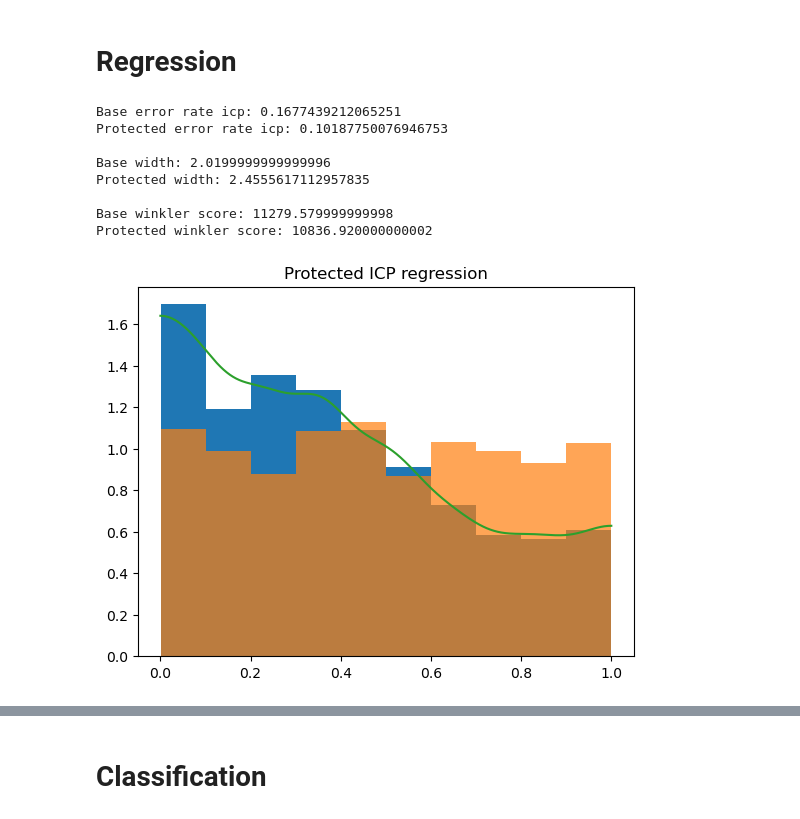
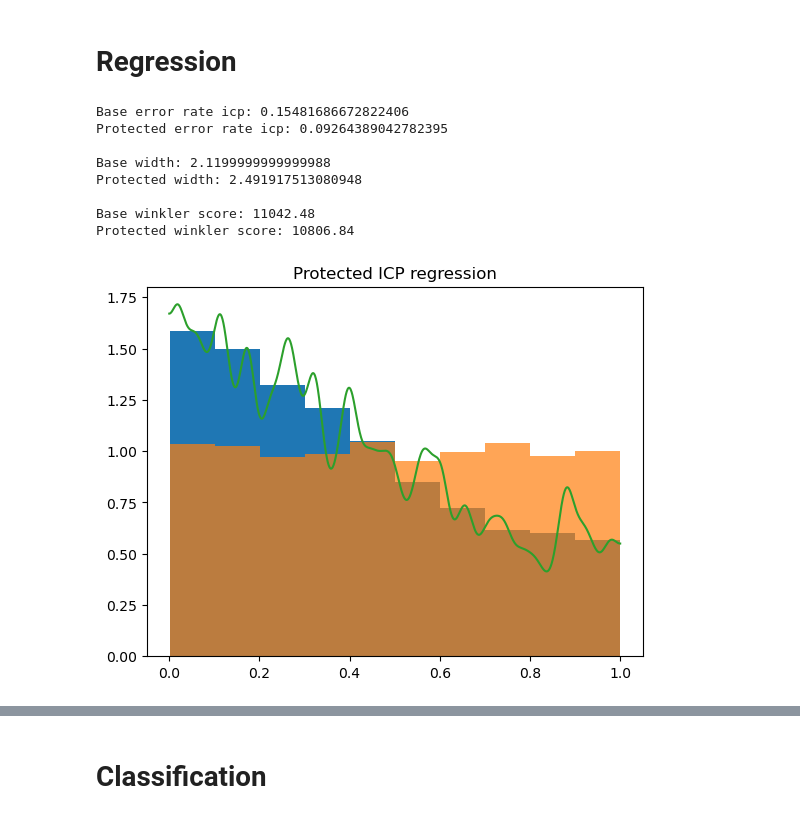
Before and after one commit to egonmedhatten/online-cp, a Jupyter notebook: work_in_progress/ICP_protection.ipynb, the cells around one changed output, grey strips where cells are left out. Drawn from its saved outputs; the diff is of its cells as text; code cells hidden in the pictures.

Commit message:
Towards protected CP

```diff
--- a/work_in_progress/ICP_protection.ipynb
+++ b/work_in_progress/ICP_protection.ipynb
@@ -1,6 +1,13 @@
 # %% [markdown]
 Maybe this does not work. We probably have to protect online. This is no major drawback, since e.g. ACI works the same way.
 # %%
+import os
+n_cores = 40
+os.environ["OMP_NUM_THREADS"] = str(n_cores)
+os.environ["MKL_NUM_THREADS"] = str(n_cores)
+os.environ["OPENBLAS_NUM_THREADS"] = str(n_cores)
+os.environ["NUMEXPR_NUM_THREADS"] = str(n_cores)
+
 import numpy as np
 rnd_gen = np.random.default_rng(2024)
 import matplotlib.pyplot as plt
@@ -14,7 +21,10 @@ def quantile(p, cdf_func):
 # Invert CDF using root-finding (find x such that cdf(x) = p)
     return brentq(lambda x: cdf_func(x) - p, 0, 1)
 
-rnd_gen = np.random.default_rng(2024)
+rnd_gen = np.random.default_rng(2025)
+
+from sklearn.ensemble import RandomForestRegressor, RandomForestClassifier
+from crepes import WrapRegressor, WrapClassifier
 # %%
 change_point = False
 
@@ -48,9 +58,6 @@ epsilon = 0.1
 # %% [markdown]
 # Regression
 # %%
-from sklearn.ensemble import RandomForestRegressor
-from crepes import WrapRegressor
-
 def winkler(intervals, true_values, alpha):
     # Define intervals and true values
     L = intervals[:, 0]  # Lower bounds
@@ -74,15 +81,13 @@ def winkler(intervals, true_values, alpha):
     )
     return winkler_score
 
-rf = RandomForestRegressor(random_state=2024)
+X_prop_train, X_cal, y_prop_train, y_cal = train_test_split(X_train, y_train, test_size=cal_size, random_state=2024)
+
+rf = RandomForestRegressor(random_state=2025)
 icp = WrapRegressor(rf)
-
-X_prop_train, X_cal, y_prop_train, y_cal = train_test_split(X_train, y_train, test_size=cal_size, random_state=2024)
 
 icp.fit(X_prop_train, y_prop_train)
 icp.calibrate(X_cal, y_cal, seed=2024)
-
-rnd_gen = np.random.default_rng(2024)
 
 Alpha = icp.cr.alphas
 
@@ -111,37 +116,37 @@ for i, (x, y) in tqdm(enumerate(zip(X_test, y_test)), total=y_test.shape[0], des
     epsilon_hat = brentq(func, 0, 1)
     protected_pred[i, :] = icp.predict_int(np.atleast_2d(x), confidence=1-epsilon_hat)
     protected_epsilons[i] = epsilon_hat
     martingale.update_martingale_value(p)
 
 protected_p_values = martingale.B_n(p_values)
 plt.hist(p_values, density=True)
 plt.hist(protected_p_values, density=True, alpha=0.7)
 plt.plot(
     np.linspace(0, 1, 1000),
     martingale.b_n(np.linspace(0, 1, 1000)),
     label='Final protection function'
 )
 plt.title('Protected ICP regression')
 
 print(f"Base error rate icp: {((base_pred[:,0] > y_test).astype(int) + (base_pred[:,1] < y_test).astype(int)).mean()}")
 print(f"Protected error rate icp: {((protected_pred[:,0] > y_test).astype(int) + (protected_pred[:,1] < y_test).astype(int)).mean()}")
 
 print()
 
 print(f'Base width: {(base_pred[:,1] - base_pred[:,0]).mean()}')
 print(f'Protected width: {(protected_pred[:,1] - protected_pred[:,0]).mean()}')
 
 print()
 
 print(f'Base winkler score: {winkler(base_pred, y_test, epsilon).sum()}')
 print(f'Protected winkler score: {winkler(protected_pred, y_test, epsilon).sum()}')
 # %% [output]
-Base error rate icp: 0.1677439212065251
-Protected error rate icp: 0.10187750076946753
+Base error rate icp: 0.15481686672822406
+Protected error rate icp: 0.09264389042782395
 
-Base width: 2.0199999999999996
-Protected width: 2.4555617112957835
+Base width: 2.1199999999999988
+Protected width: 2.491917513080948
 
-Base winkler score: 11279.579999999998
-Protected winkler score: 10836.920000000002
+Base winkler score: 11042.48
+Protected winkler score: 10806.84
-[figure, old version]
+[figure, new version]
```
Also changed, not shown: parts of 3 cells of this notebook, 4 other files.
